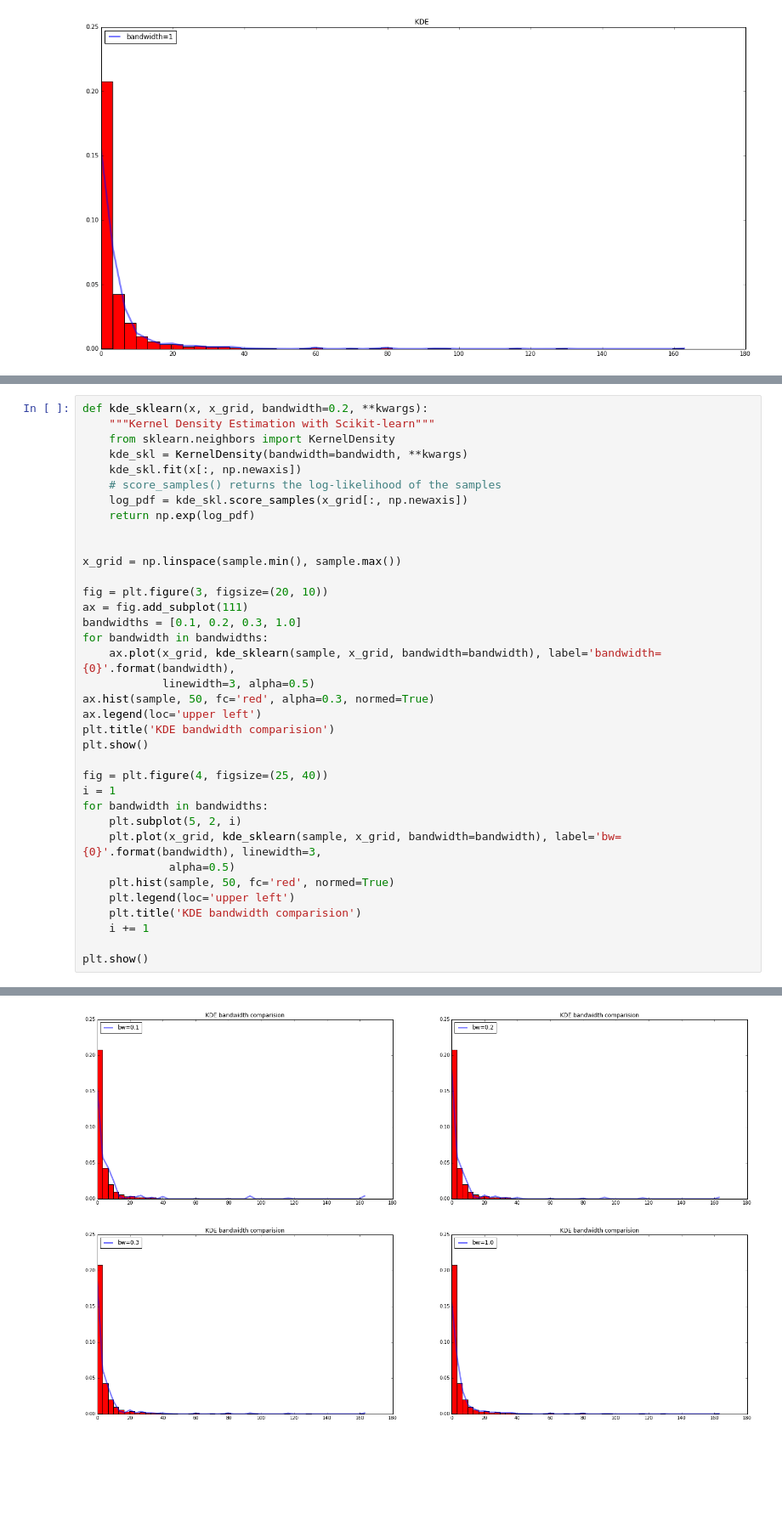
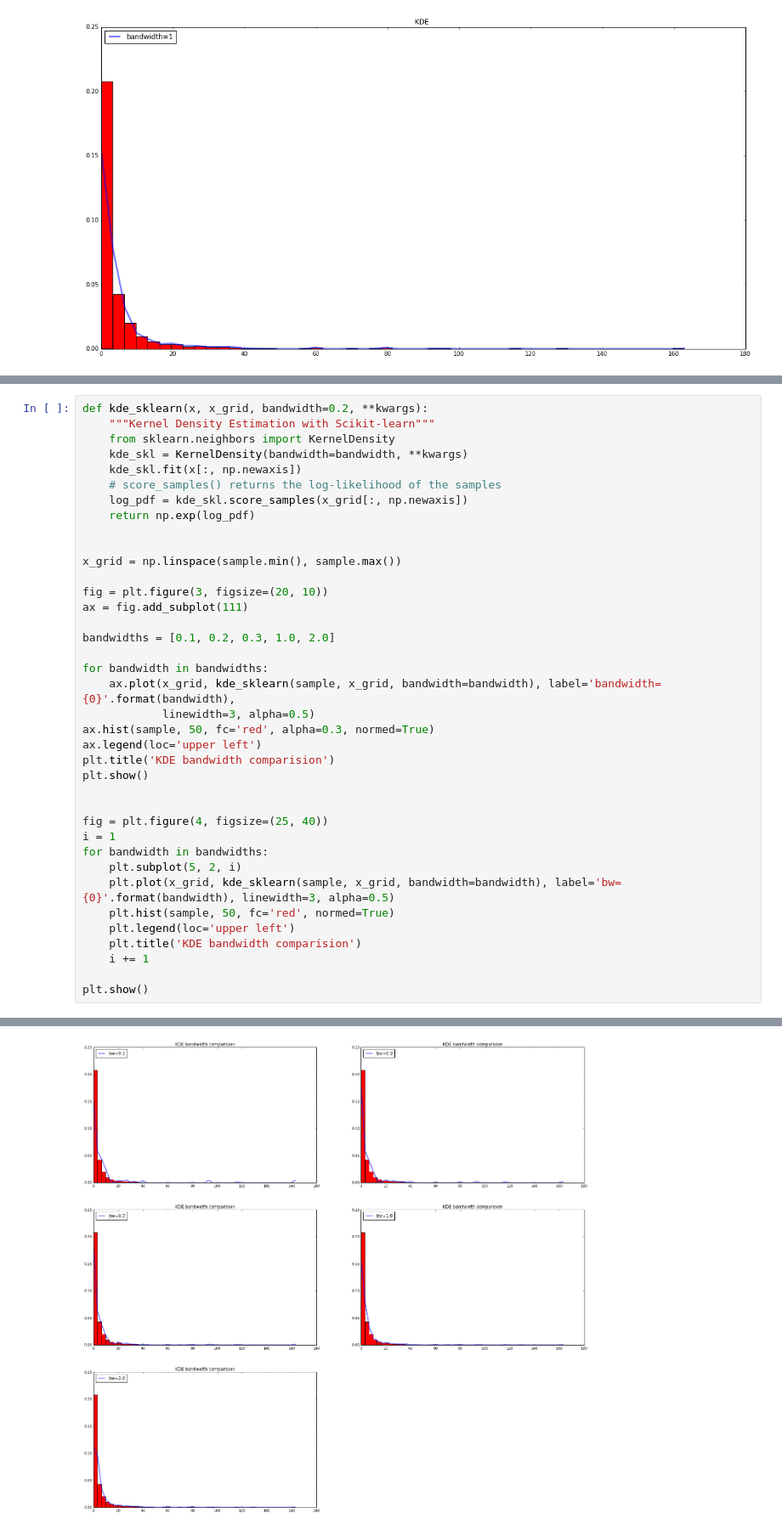
Before and after one commit to vipmax/PM, a Jupyter notebook: PM.ipynb, the cells around one changed output, grey strips where cells are left out. Shown at 85% size. Cells and saved outputs as stored; diff of their text form; blank space fills up the shorter version.

```diff
--- a/PM.ipynb
+++ b/PM.ipynb
@@ -109,7 +131,9 @@ x_grid = np.linspace(sample.min(), sample.max())
 
 fig = plt.figure(3, figsize=(20, 10))
 ax = fig.add_subplot(111)
-bandwidths = [0.1, 0.2, 0.3, 1.0]
+
+bandwidths = [0.1, 0.2, 0.3, 1.0, 2.0]
+
 for bandwidth in bandwidths:
     ax.plot(x_grid, kde_sklearn(sample, x_grid, bandwidth=bandwidth), label='bandwidth={0}'.format(bandwidth),
             linewidth=3, alpha=0.5)
@@ -118,12 +142,12 @@ ax.legend(loc='upper left')
 plt.title('KDE bandwidth comparision')
 plt.show()
 
+
 fig = plt.figure(4, figsize=(25, 40))
 i = 1
 for bandwidth in bandwidths:
     plt.subplot(5, 2, i)
-    plt.plot(x_grid, kde_sklearn(sample, x_grid, bandwidth=bandwidth), label='bw={0}'.format(bandwidth), linewidth=3,
-             alpha=0.5)
+    plt.plot(x_grid, kde_sklearn(sample, x_grid, bandwidth=bandwidth), label='bw={0}'.format(bandwidth), linewidth=3, alpha=0.5)
     plt.hist(sample, 50, fc='red', normed=True)
     plt.legend(loc='upper left')
     plt.title('KDE bandwidth comparision')
@@ -135 +159 @@ plt.show()
-[figure, old version]
+[figure, new version]
```
Also changed, not shown: parts of 7 cells of this notebook, 1 other file.
